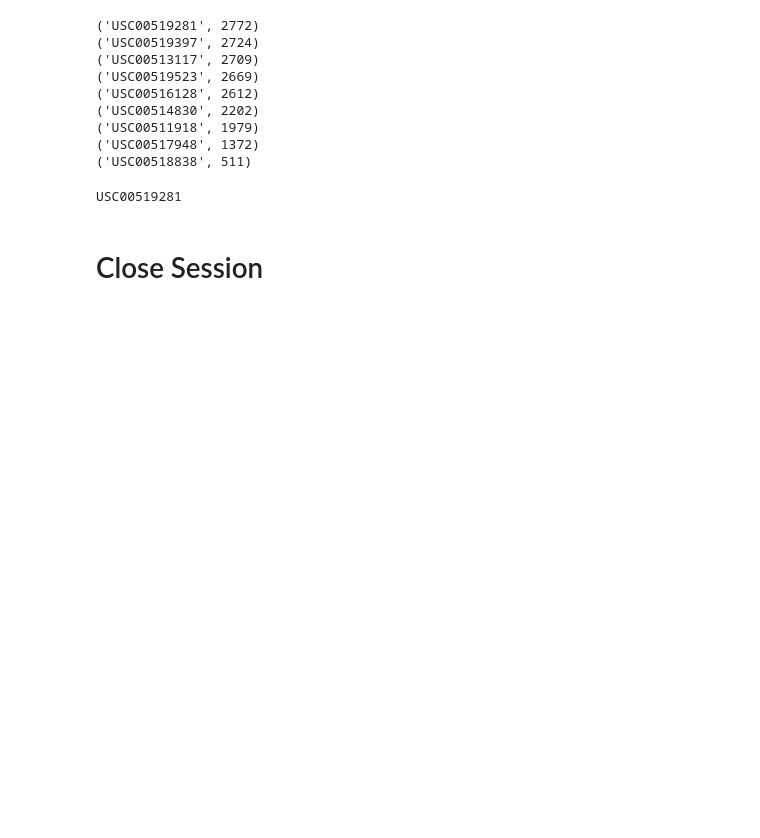
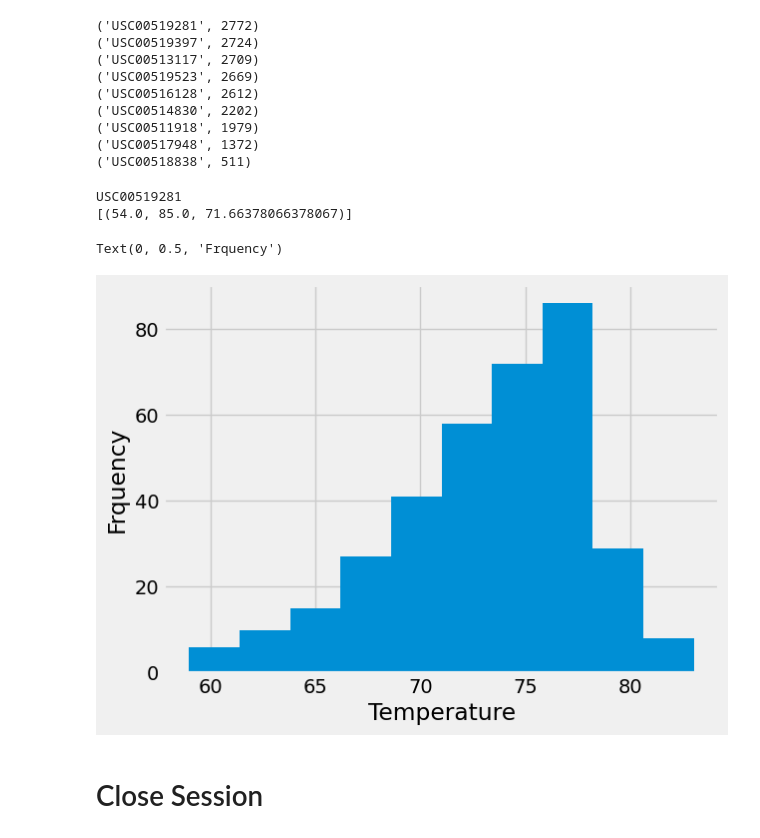
Before and after one commit to Ambee-Ann/hawaii_challenge_10, a Jupyter notebook: climate_working_file.ipynb, the cells around one changed output. Saved outputs shown, nothing was run; the diff lists cells and outputs as text; code cells hidden in the pictures; blank space fills up the shorter version.

```diff
--- a/climate_working_file.ipynb
+++ b/climate_working_file.ipynb
@@ -114,8 +112,15 @@ for ele in st_act_sort:
 # %%
 # Using the most active station id from the previous query, calculate the lowest, highest, and average temperature.
 most_active = st_act_sort[0][0]
-print(most_active)
+#print(most_active)
 
-most_active_station_query = (session.query())
+most_active_station_query = session.query(
+    func.min(measurement.tobs),
+    func.max(measurement.tobs),
+    func.avg(measurement.tobs),
+).filter(measurement.station == 'USC00519281').all()
+
+print(most_active_station_query)
 # %% [output]
 USC00519281
+[(54.0, 85.0, 71.66378066378067)]
@@ -125,3 +127,26 @@ USC00519281
+# %%
+# Using the most active station id
+# Query the last 12 months of temperature observation data for this station and plot the results as a histogram
+datetime_object = dt.datetime.strptime(str(last_date[0]), '%Y-%m-%d').date()
+
+# Calculate the date one year from the last date in data set.
+prev_year = datetime_object - dt.timedelta(days=365)
+
+temp_query = session.query(measurement.tobs).filter(measurement.station == most_active).filter(measurement.date >= prev_year )
+
+# Save the query results as a Pandas DataFrame. Explicitly set the column names
+temp_df = pd.DataFrame(temp_query.all(), columns=["Temperature"])
+
+# Sort the dataframe by date
+temp_df = temp_df.sort_values(by="Temperature")
+
+# Use Pandas Plotting with Matplotlib to plot the data
+plt.hist(temp_df)
+plt.xlabel("Temperature")
+plt.ylabel("Frquency")
+# %% [output]
+Text(0, 0.5, 'Frquency')
+[figure, added]
 # %% [markdown]
 # Close Session
 # %%
```
Also changed, not shown: parts of 4 cells of this notebook.
